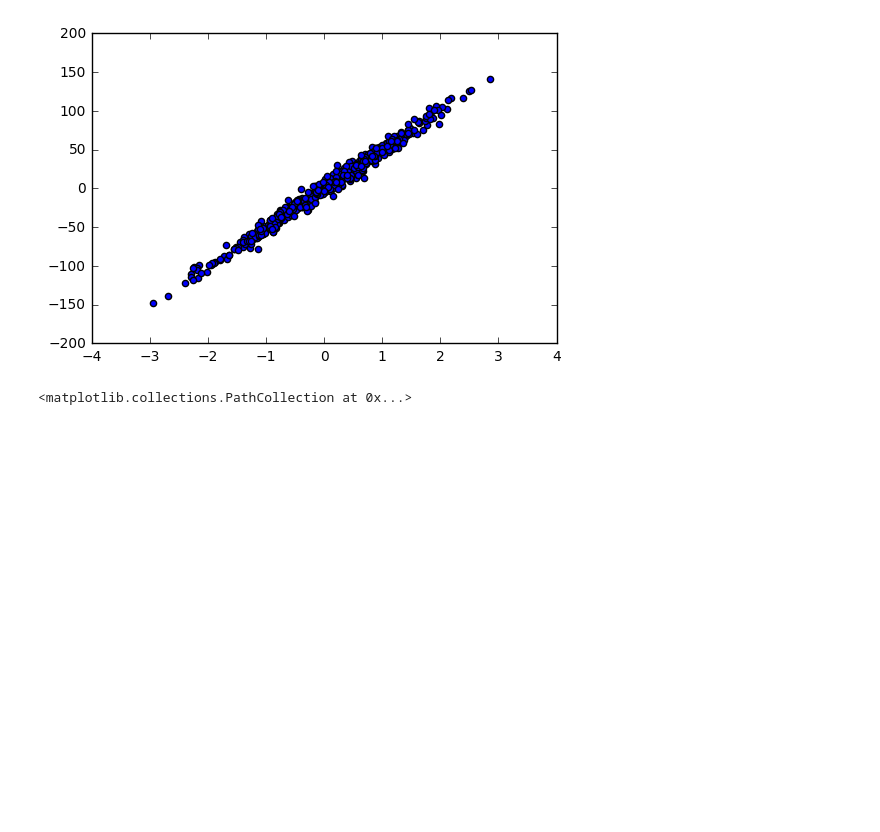
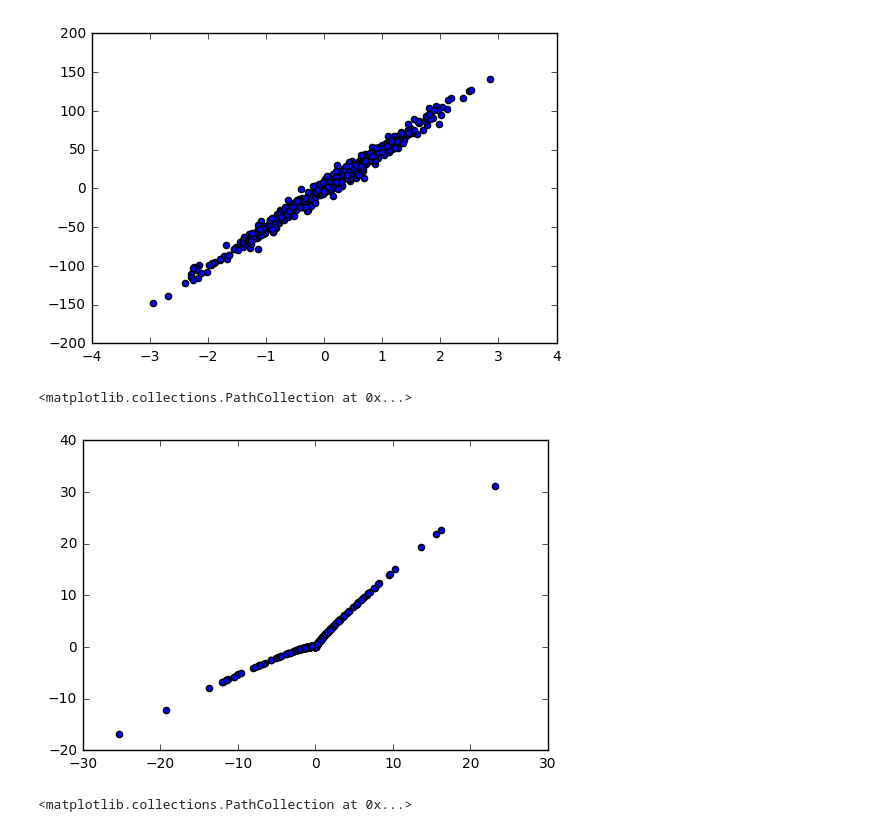
Before and after one commit to coding-blocks-archives/Perceptron_Summer_II_2018, a Jupyter notebook: class_08/data_generate.ipynb, the cells around one changed output. Drawn from its saved outputs; the diff is of its cells as text; code cells hidden in the pictures; blank space fills up the shorter version.

```diff
--- a/class_08/data_generate.ipynb
+++ b/class_08/data_generate.ipynb
@@ -15,9 +15,12 @@ plt.scatter(X[:, 0], y[:])
 <matplotlib.collections.PathCollection at 0x...>
 [figure]
 # %%
-# Y = X**3 + X**2
+Y = X**3 + X**2
 # %%
-# plt.scatter(X**3, Y)
+plt.scatter(X**3, Y)
+# %% [output]
+<matplotlib.collections.PathCollection at 0x...>
+[figure, added]
 # %%
 def f(x):
     return 5*x**5 + 4*x**2 - 3.0 + 50*(2*np.random.random()-1)
```
Also changed, not shown: 2 other files.
